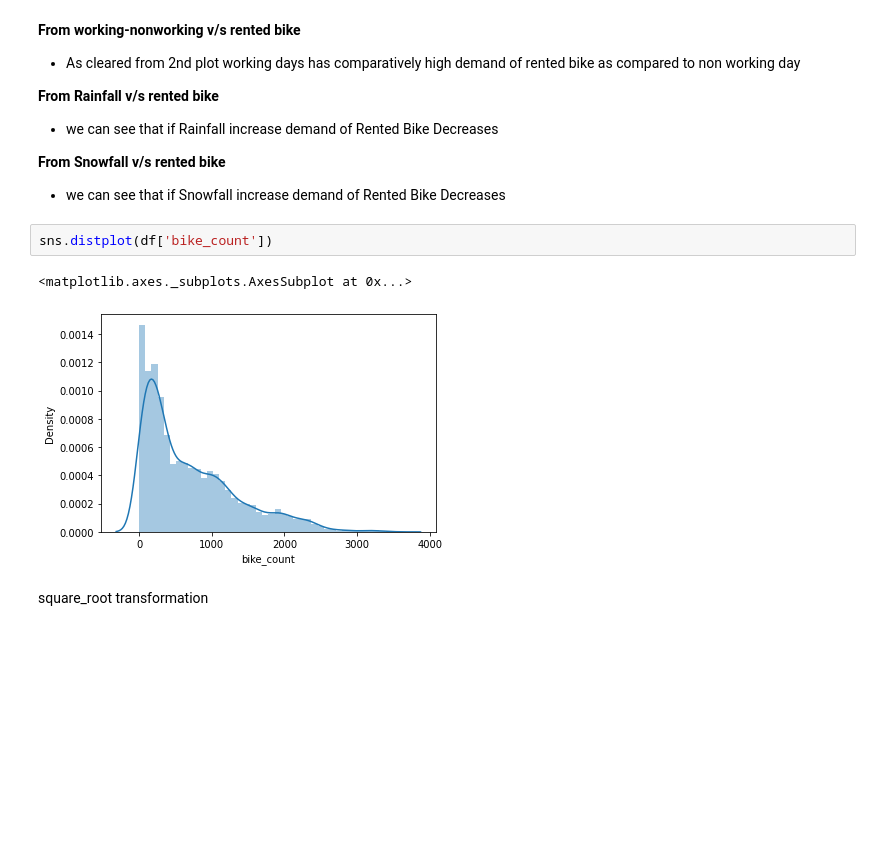
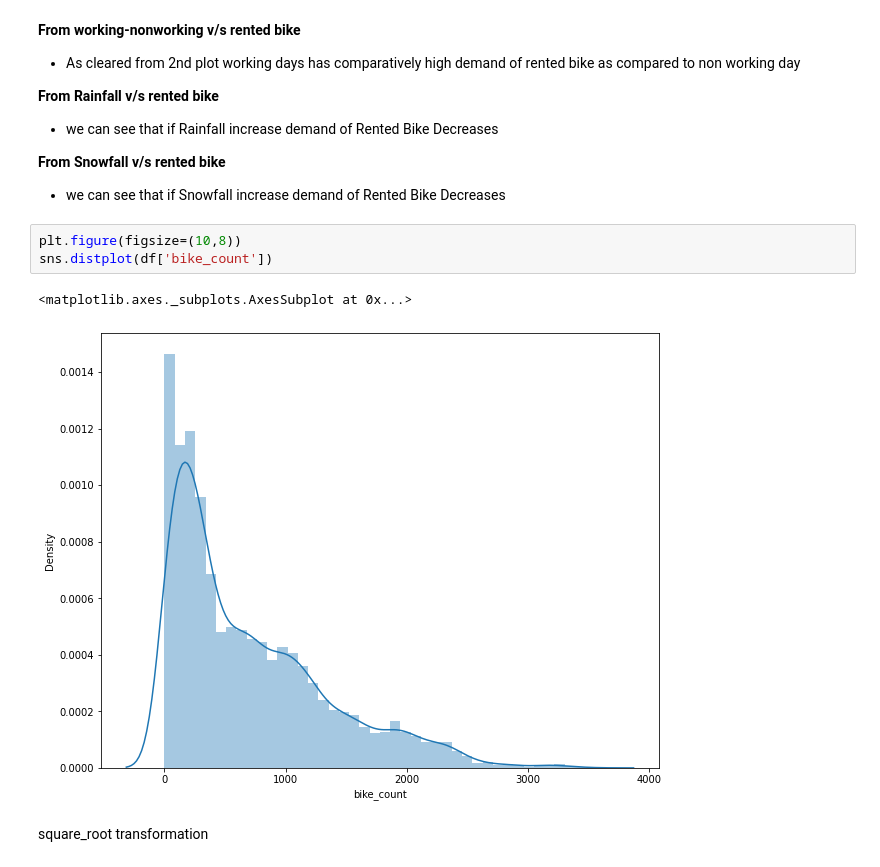
Before and after one commit to gkunal8019/Bike-Sharing-Demand-Prediction, a Jupyter notebook: Bike_Sharing_Demand_Prediction_Capstone_Project.ipynb, the cells around one changed output. Cells and saved outputs as stored; diff of their text form; blank space fills up the shorter version.

```diff
--- a/Bike_Sharing_Demand_Prediction_Capstone_Project.ipynb
+++ b/Bike_Sharing_Demand_Prediction_Capstone_Project.ipynb
@@ -488,10 +495,11 @@ Conclusion:
 
 - we can see that if Snowfall increase demand of Rented Bike Decreases
 # %%
+plt.figure(figsize=(10,8))
 sns.distplot(df['bike_count'])
 # %% [output]
 <matplotlib.axes._subplots.AxesSubplot at 0x...>
-[figure, old version]
+[figure, new version]
 # %% [markdown]
 square_root transformation
 # %%
```
Also changed, not shown: parts of 2 cells of this notebook, 2 other files.
